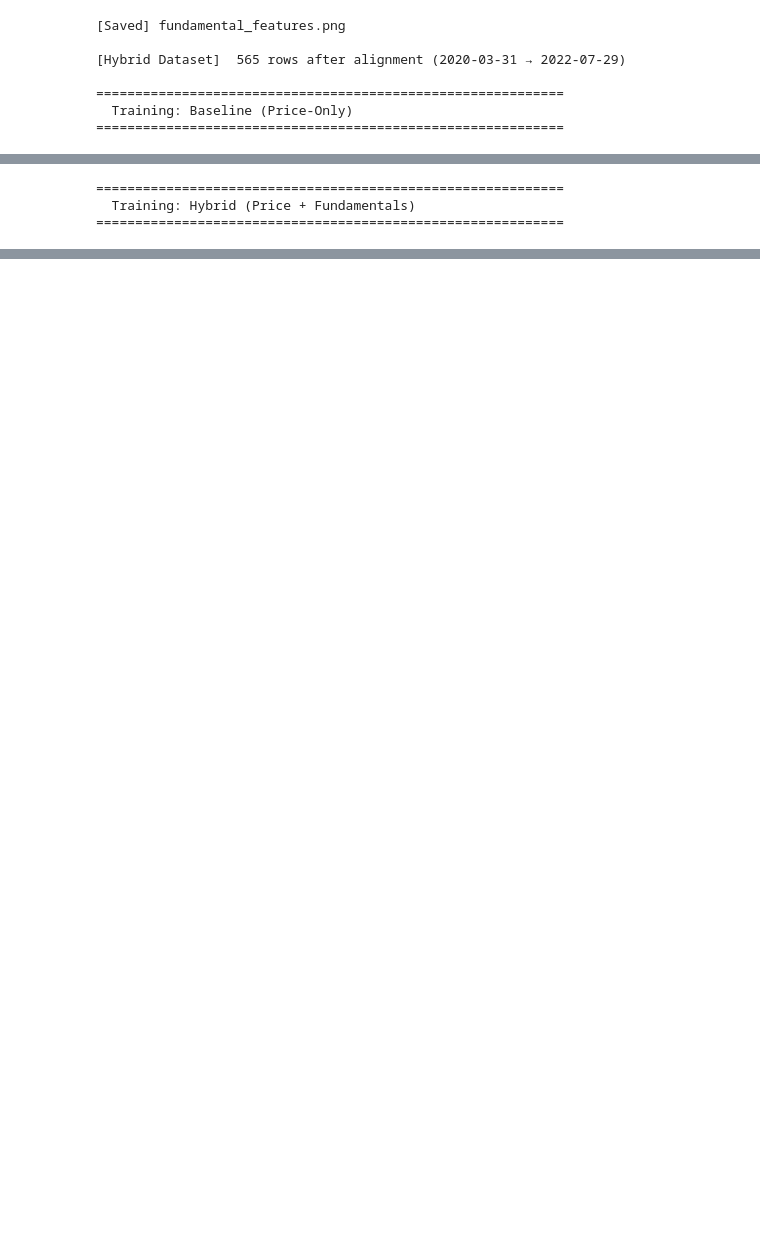
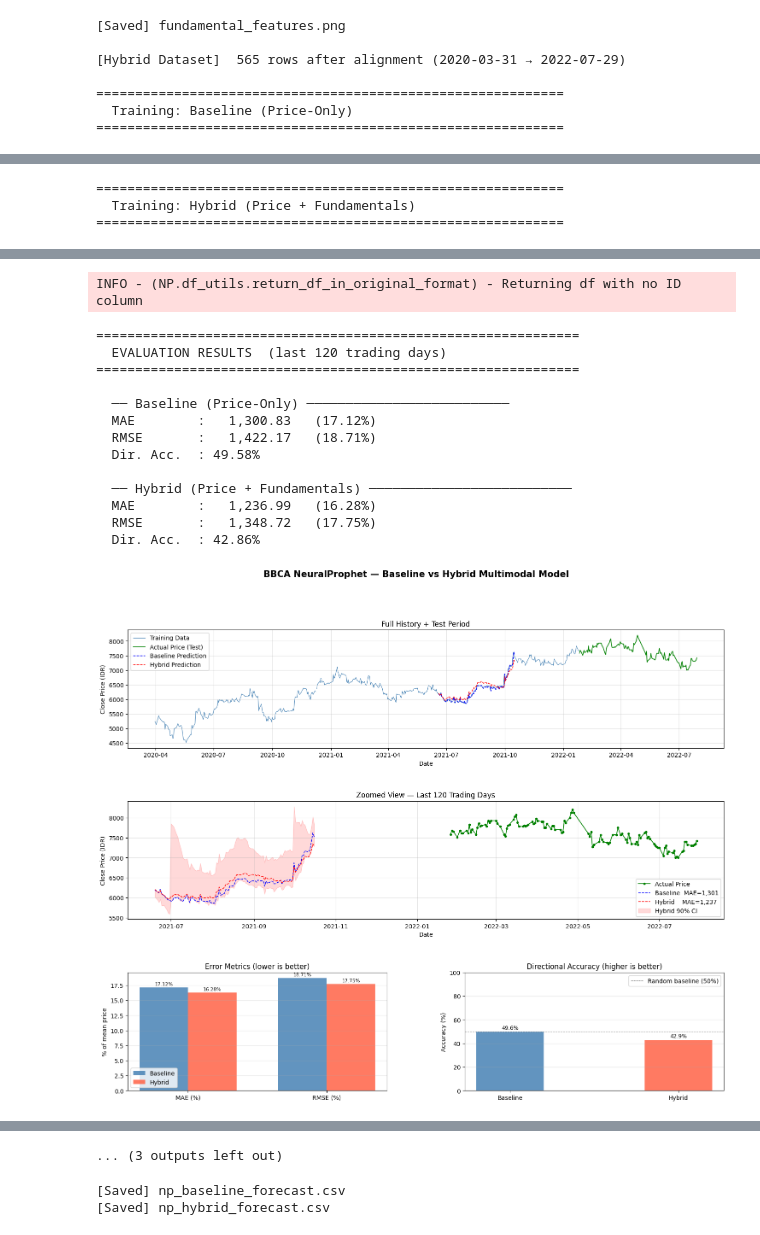
Before and after one commit to Coffin-19/Multimodal-Financial-Market-Analyzer, a Jupyter notebook: NeuralProphetWilbert.ipynb, the cells around one changed output, grey strips where cells are left out. Drawn from its saved outputs; the diff is of its cells as text; code cells hidden in the pictures; blank space fills up the shorter version.

Commit message:
Make Random Forest Model and Hybrid model

```diff
--- a/NeuralProphetWilbert.ipynb
+++ b/NeuralProphetWilbert.ipynb
@@ -522,17 +522,8 @@ def plot_components_and_regressors(
     model_hybrid  : NeuralProphet,
     forecast_hy   : pd.DataFrame,
 ) -> None:
-    """
-    Plot the NeuralProphet decomposition (trend, seasonality, AR, regressors)
-    for the hybrid model — core interpretability output of the thesis.
-    """
-    print("\n[Interpretability] Plotting hybrid model component decomposition ...")
-    fig = model_hybrid.plot_components(forecast_hy)
-    fig.suptitle(
-        "Hybrid Model Component Decomposition\n"
-        "(Trend | Seasonality | Autoregression | Fundamental Regressors)",
-        fontsize=12, fontweight="bold"
-    )
+    print("[Interpretability] Plotting hybrid model component decomposition ...")
+    model_hybrid.plot_components(forecast_hy, plotting_backend="matplotlib")
     plt.savefig("hybrid_components.png", dpi=150, bbox_inches="tight")
     plt.show()
     print("[Saved] hybrid_components.png")
@@ -613,9 +604,10 @@ def main():
     # ── 8. Summary ────────────────────────────────────────────────────────────
     print_summary(metrics_bl, metrics_hy)
 
+    return df_price_aligned, forecast_baseline, forecast_hybrid
 
-if __name__ == "__main__":
-    main()
+
+df_price_aligned, forecast_baseline, forecast_hybrid = main()
 # %% [output]
 [Price Data]  2017-07-31 → 2022-07-29 (1256 trading days)
 
@@ -683,0 +691,15 @@ ValueError: Inputs/targets with missing values detected. Please either adjust im
+INFO - (NP.df_utils.return_df_in_original_format) - Returning df with no ID column
+==============================================================
+  EVALUATION RESULTS  (last 120 trading days)
+==============================================================
+
+  ── Baseline (Price-Only) ──────────────────────────
+  MAE        :   1,300.83   (17.12%)
+  RMSE       :   1,422.17   (18.71%)
+  Dir. Acc.  : 49.58%
+
+  ── Hybrid (Price + Fundamentals) ──────────────────────────
+  MAE        :   1,236.99   (16.28%)
+  RMSE       :   1,348.72   (17.75%)
+  Dir. Acc.  : 42.86%
+[figure, added]
@@ -683,0 +707,10 @@ ValueError: Inputs/targets with missing values detected. Please either adjust im
+... (3 outputs left out)
+# %%
+n = len(df_price_aligned)
+forecast_baseline[['ds', 'yhat1']].iloc[:n].to_csv('np_baseline_forecast.csv', index=False)
+forecast_hybrid[['ds', 'yhat1']].iloc[:n].to_csv('np_hybrid_forecast.csv', index=False)
+print('[Saved] np_baseline_forecast.csv')
+print('[Saved] np_hybrid_forecast.csv')
+# %% [output]
+[Saved] np_baseline_forecast.csv
+[Saved] np_hybrid_forecast.csv
```
Also changed, not shown: parts of 3 cells of this notebook, 15 other files.
